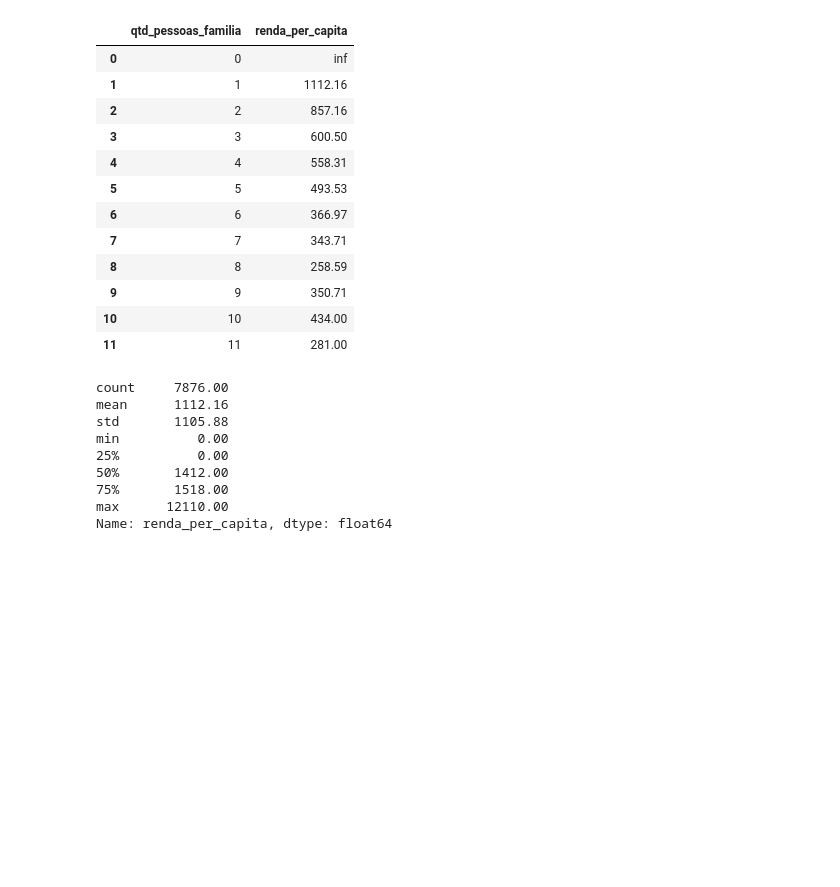
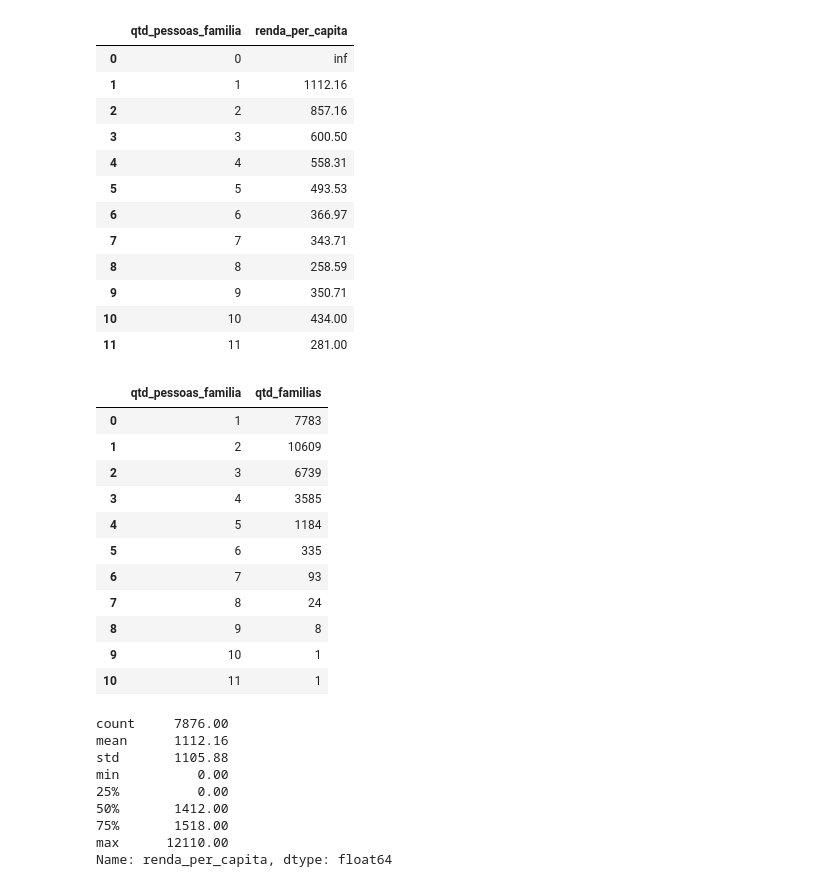
Before and after one commit to ailtonfv/pmh-arquitetura-dados-sociais, a Jupyter notebook: notebooks/cadunico/02_tratamento_cadunico.ipynb, the cells around one changed output. Cells and saved outputs as stored; diff of their text form; code cells hidden in the pictures; blank space fills up the shorter version.

```diff
--- a/notebooks/cadunico/02_tratamento_cadunico.ipynb
+++ b/notebooks/cadunico/02_tratamento_cadunico.ipynb
@@ -689,6 +689,35 @@ renda_por_tamanho
 | 9 | 9 | 350.71 |
 | 10 | 10 | 434.00 |
 | 11 | 11 | 281.00 |
+# %%
+pessoas_por_familia = (
+    df.groupby('d.cod_familiar_fam')
+      .size()
+      .reset_index(name='qtd_pessoas_familia')
+)
+
+distribuicao = (
+    pessoas_por_familia['qtd_pessoas_familia']
+    .value_counts()
+    .sort_index()
+    .reset_index()
+)
+distribuicao.columns = ['qtd_pessoas_familia', 'qtd_familias']
+
+distribuicao
+# %% [output]
+|  | qtd_pessoas_familia | qtd_familias |
+| 0 | 1 | 7783 |
+| 1 | 2 | 10609 |
+| 2 | 3 | 6739 |
+| 3 | 4 | 3585 |
+| 4 | 5 | 1184 |
+| 5 | 6 | 335 |
+| 6 | 7 | 93 |
+| 7 | 8 | 24 |
+| 8 | 9 | 8 |
+| 9 | 10 | 1 |
+| 10 | 11 | 1 |
 # %%
 familias_1pessoa = familias[familias['qtd_pessoas_familia'] == 1]
 
```
Also changed, not shown: parts of 38 cells of this notebook.
